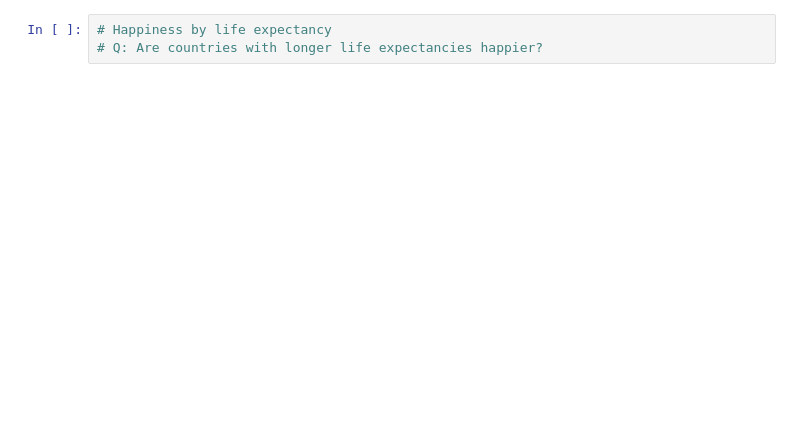
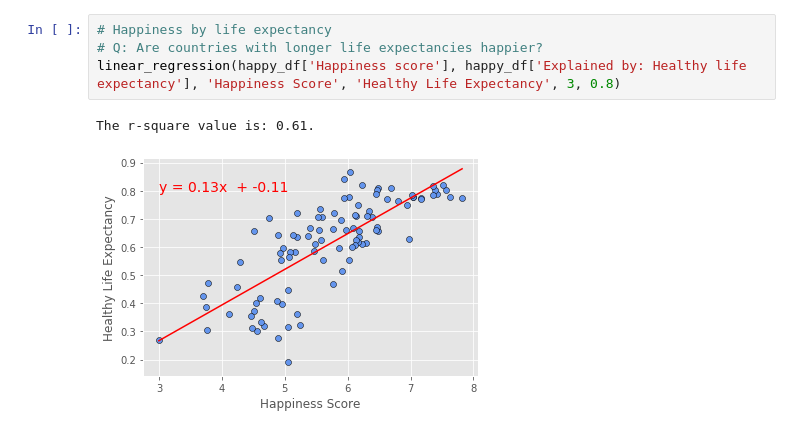
Before and after one commit to CBPher24/Exploring-World-Happiness, a Jupyter notebook: MainWork/All_Questions_team.ipynb, the cells around one changed output. Drawn from its saved outputs; the diff is of its cells as text; blank space fills up the shorter version.

```diff
--- a/MainWork/All_Questions_team.ipynb
+++ b/MainWork/All_Questions_team.ipynb
@@ -17,6 +62,10 @@ happy_cs = "../Output/happy_comb-data.csv"
 # %%
 # Happiness by life expectancy
 # Q: Are countries with longer life expectancies happier?
+linear_regression(happy_df['Happiness score'], happy_df['Explained by: Healthy life expectancy'], 'Happiness Score', 'Healthy Life Expectancy', 3, 0.8)
+# %% [output]
+The r-square value is: 0.61.
+[figure, added]
 # %%
 # Happiness by alcohol consumption
 # Q: Does Alcohol Influence happiness?
```
Also changed, not shown: parts of 7 cells of this notebook.
